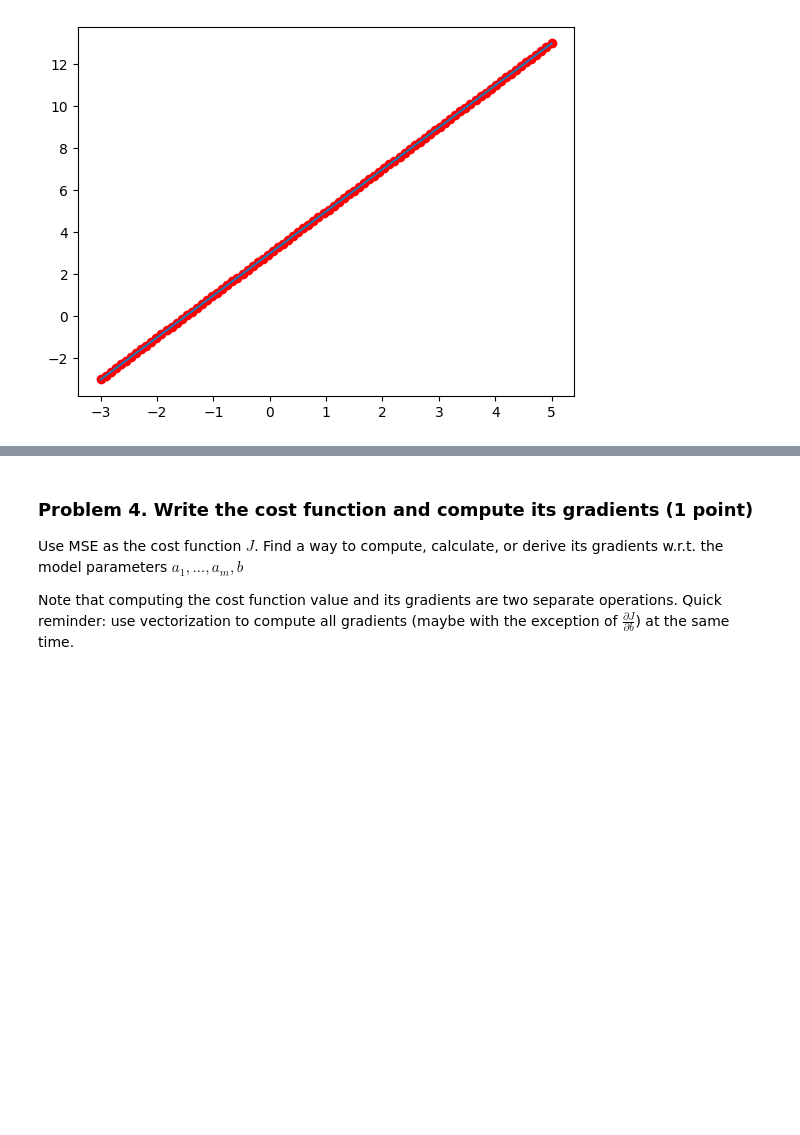
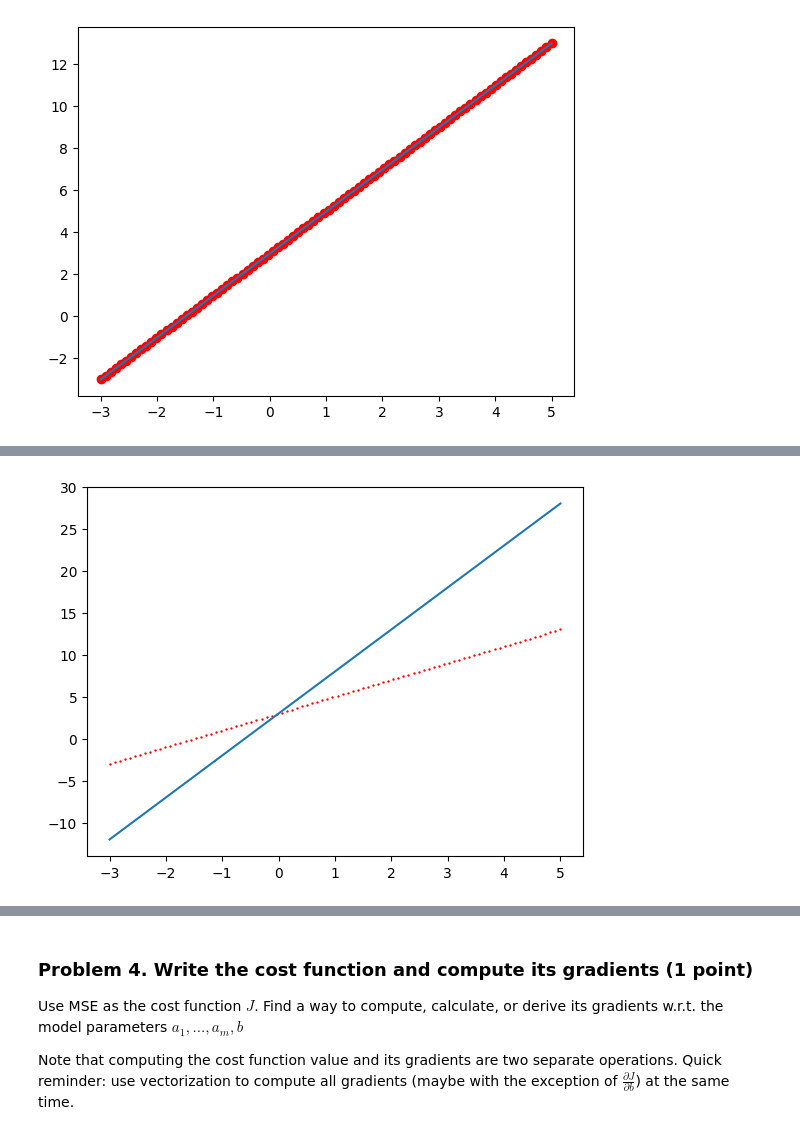
Before and after one commit to patonov/Data_Science-July_2024, a Jupyter notebook: regression_models/Regression Models Lab.ipynb, the cells around one changed output, grey strips where cells are left out. Cells and saved outputs as stored; diff of their text form; code cells hidden in the pictures; blank space fills up the shorter version.

```diff
--- a/regression_models/Regression Models Lab.ipynb
+++ b/regression_models/Regression Models Lab.ipynb
@@ -99,0 +100,11 @@ plt.show()
+# %%
+def plot_prediction(x, y, a, b):
+    #model_x = np.linspace(np.min(x), np.max(x), 5)
+    y_predict = a * x + b
+    plt.scatter(x, y, color="red", s=0.5)
+    plt.plot(x, y_predict)
+    plt.show()
+# %%
+plot_prediction(x, y, a, b)
+# %% [output]
+[figure, added]
```
Also changed, not shown: parts of 4 cells of this notebook.
